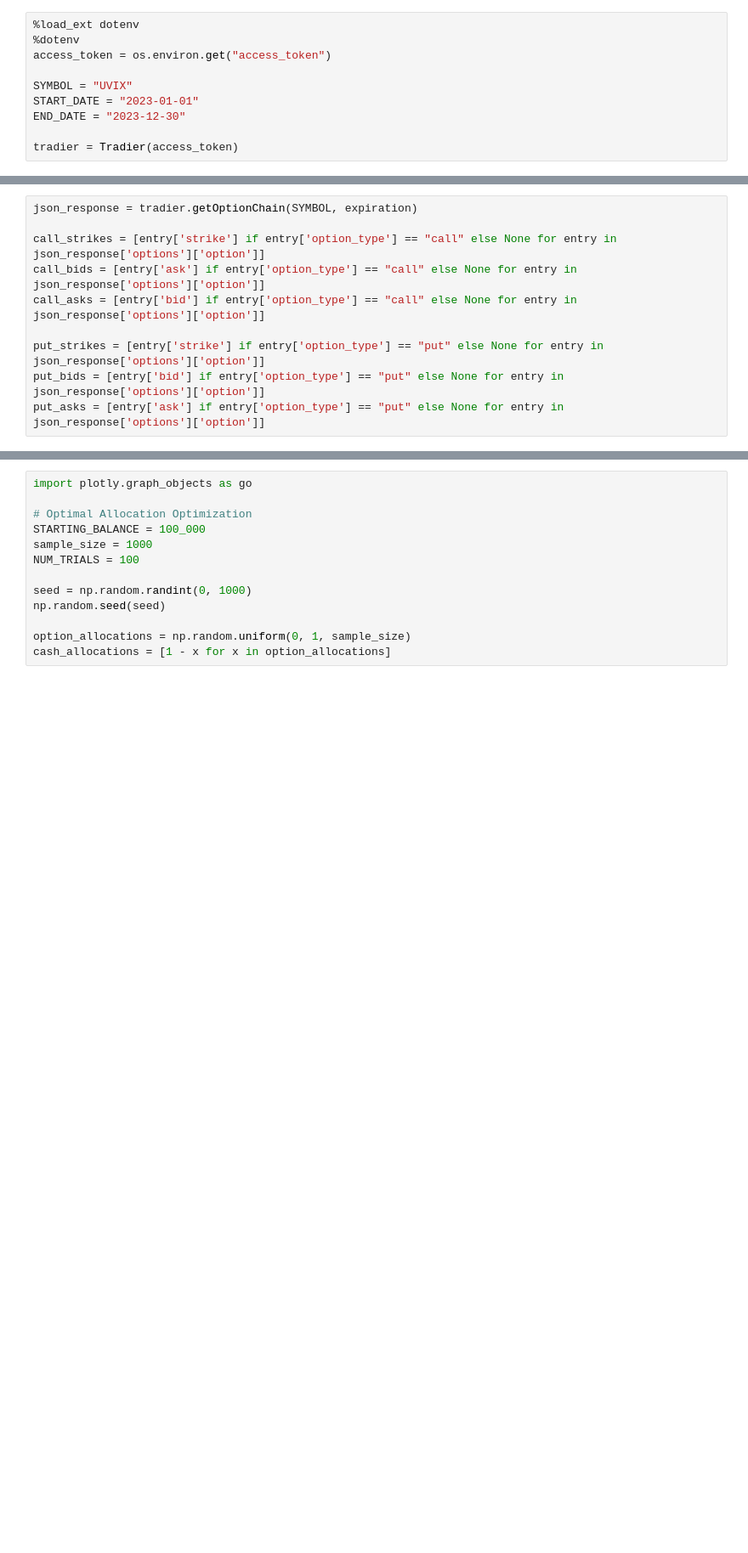
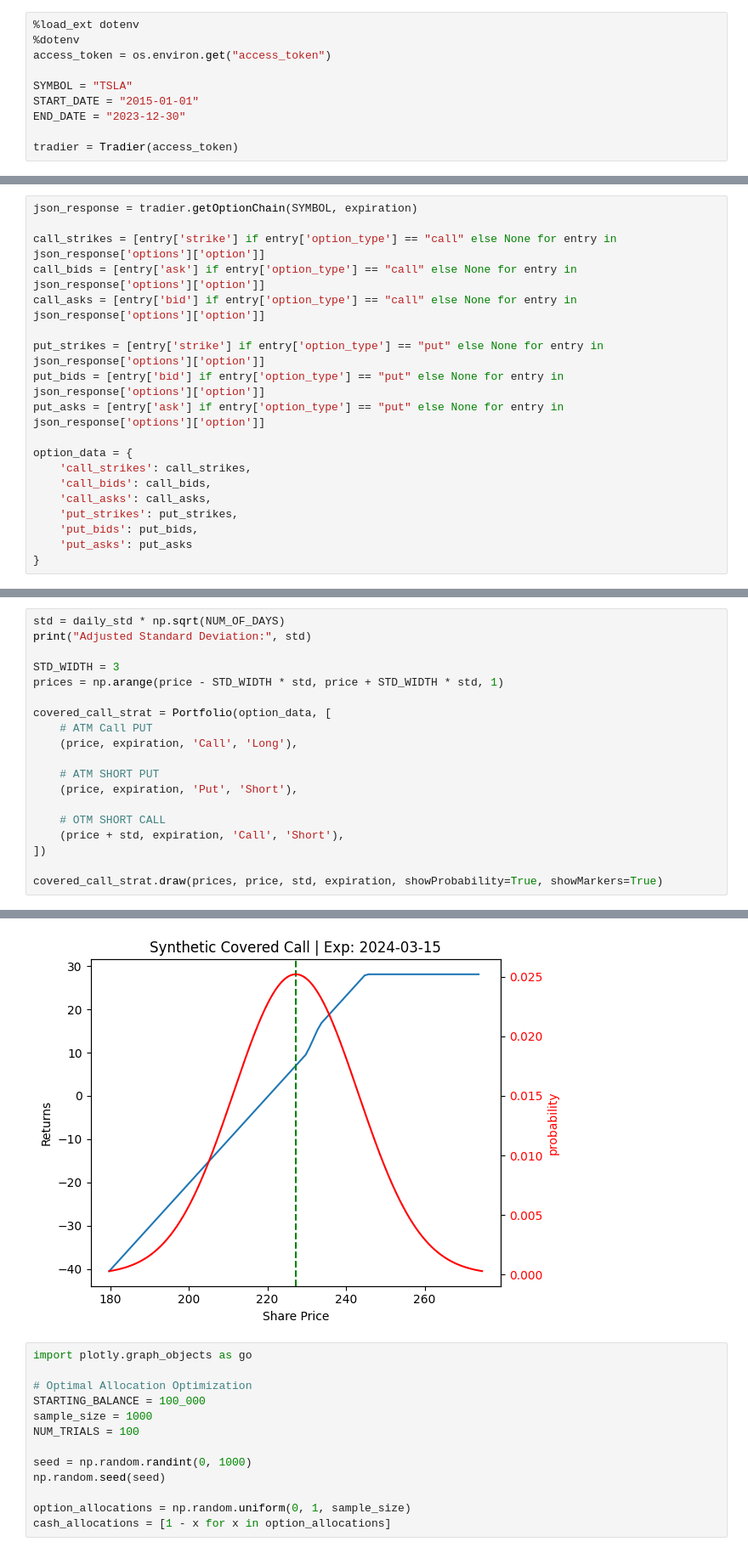
Before and after one commit to Solowave/synthetic-covered-call, a Jupyter notebook: synthetic_covered_call.ipynb, the cells around one changed output, grey strips where cells are left out. Shown at 85% size. Drawn from its saved outputs; the diff is of its cells as text; blank space fills up the shorter version.

```diff
--- a/synthetic_covered_call.ipynb
+++ b/synthetic_covered_call.ipynb
@@ -29,8 +15,8 @@ importlib.reload(src.algorithms)
 %dotenv
 access_token = os.environ.get("access_token")
 
-SYMBOL = "UVIX"
-START_DATE = "2023-01-01"
+SYMBOL = "TSLA"
+START_DATE = "2015-01-01"
 END_DATE = "2023-12-30"
 
 tradier = Tradier(access_token)
@@ -61,3 +48,12 @@ call_asks = [entry['bid'] if entry['option_type'] == "call" else None for entry
 put_strikes = [entry['strike'] if entry['option_type'] == "put" else None for entry in json_response['options']['option']]
 put_bids = [entry['bid'] if entry['option_type'] == "put" else None for entry in json_response['options']['option']]
 put_asks = [entry['ask'] if entry['option_type'] == "put" else None for entry in json_response['options']['option']]
+
+option_data = {
+    'call_strikes': call_strikes,
+    'call_bids': call_bids,
+    'call_asks': call_asks,
+    'put_strikes': put_strikes,
+    'put_bids': put_bids,
+    'put_asks': put_asks
+}
@@ -135,0 +60,20 @@ Intersection: $ 11.186862712749823
+# %%
+std = daily_std * np.sqrt(NUM_OF_DAYS)
+print("Adjusted Standard Deviation:", std)
+
+STD_WIDTH = 3
+prices = np.arange(price - STD_WIDTH * std, price + STD_WIDTH * std, 1)
+
+covered_call_strat = Portfolio(option_data, [
+    # ATM Call PUT
+    (price, expiration, 'Call', 'Long'),
+
+    # ATM SHORT PUT
+    (price, expiration, 'Put', 'Short'),
+
+    # OTM SHORT CALL
+    (price + std, expiration, 'Call', 'Short'),
+])
+
+covered_call_strat.draw(prices, price, std, expiration, showProbability=True, showMarkers=True)
+# %% [output]
@@ -136,3 +81,4 @@ Intersection: $ 11.186862712749823
+[figure, added]
 # %%
 import plotly.graph_objects as go
 
```
Also changed, not shown: parts of 7 cells of this notebook, 10 other files.
